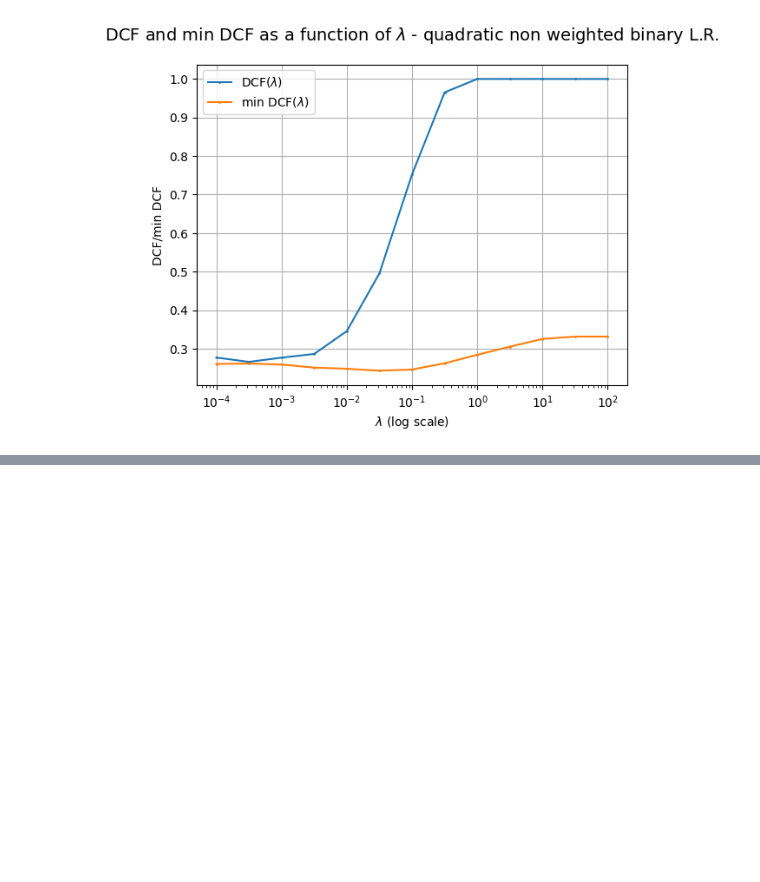
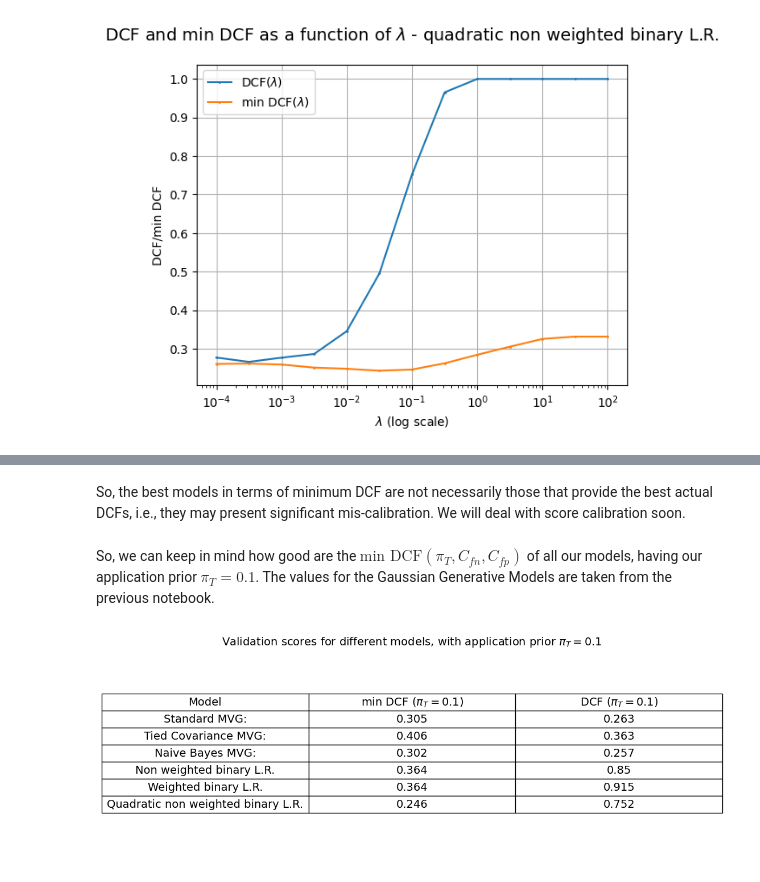
Before and after one commit to RiccardoRevalor/Fingerprint_Spoofing_Detection, a Jupyter notebook: 3_logReg_SVM.ipynb, the cells around one changed output, grey strips where cells are left out. Saved outputs shown, nothing was run; the diff lists cells and outputs as text; code cells hidden in the pictures; blank space fills up the shorter version.

Commit message:
feat: saved validation scores for ggm + lr models for application prior = 0.1

```diff
--- a/3_logReg_SVM.ipynb
+++ b/3_logReg_SVM.ipynb
@@ -461,0 +465,60 @@ plotDCFasFunctionOfLambda(lambdas, DCF_l_quadraticLR, minDCF_l_quadraticLR, file
+# %% [markdown]
+So, the best models in terms of minimum DCF are not necessarily those that
+provide the best actual DCFs, i.e., they may present significant mis-calibration. We will deal with score
+calibration soon.
+# %% [markdown]
+So, we can keep in mind how good are the $\text{min DCF}(\pi_T, C_{fn}, C_{fp})$ of all our models, having our application prior $\pi_T = 0.1$. The values for the Gaussian Generative Models are taken from the previous notebook.
+# %%
+#write min dcf in file
+with open('./models/minDCF_appPrior/logreg.txt', 'w') as f:
+    f.write(f"Application 1 (Effective Prior: {AppPriorTrue}), DCF non weighted binary L.R.: {DCF_l[AppPriorTrue]}, min DCF non weighted binary L.R.: {minDCF_l[AppPriorTrue]}, DCF weighted binary L.R.: {DCF_l_priorWeighted[AppPriorTrue]}, min DCF weighted binary L.R.: {minDCF_l_priorWeighted[AppPriorTrue]}, DCF quadratic non weighted binary L.R.: {DCF_l_quadraticLR[AppPriorTrue]}, min DCF quadratic non weighted binary L.R.: {minDCF_l_quadraticLR[AppPriorTrue]}\n")
+
+#load ggm minDCF
+with open('./models/minDCF_appPrior/ggm.txt', 'r') as f:
+    lines = f.readlines()
+    #in line 0
+    minDCF_MVG = float(lines[0].split(',')[1].split(':')[1].strip())
+    DCF_MVG = float(lines[0].split(',')[2].split(':')[1].strip())
+    minDCF_MVG_tied = float(lines[0].split(',')[3].split(':')[1].strip())
+    DCF_MVG_tied = float(lines[0].split(',')[4].split(':')[1].strip())
+    minDCF_MVG_naive = float(lines[0].split(',')[5].split(':')[1].strip())
+    DCF_MVG_naive = float(lines[0].split(',')[6].split(':')[1].strip())
+
+models_minDCF_01 = {
+    "Standard MVG:": minDCF_MVG,
+    "Tied Covariance MVG:": minDCF_MVG_tied,
+    "Naive Bayes MVG:": minDCF_MVG_naive,
+    'Non weighted binary L.R.': minDCF_l[AppPriorTrue], #AppPriorTrue = 0.1
+    'Weighted binary L.R.': minDCF_l_priorWeighted[AppPriorTrue],
+    'Quadratic non weighted binary L.R.': minDCF_l_quadraticLR[AppPriorTrue],
+}
+
+models_DCF_01 = {
+    "Standard MVG:": DCF_MVG,
+    "Tied Covariance MVG:": DCF_MVG_tied,
+    "Naive Bayes MVG:": DCF_MVG_naive,
+    'Non weighted binary L.R.': DCF_l[AppPriorTrue], #AppPriorTrue = 0.1
+    'Weighted binary L.R.': DCF_l_priorWeighted[AppPriorTrue],
+    'Quadratic non weighted binary L.R.': DCF_l_quadraticLR[AppPriorTrue],
+}
+
+#show this in a table
+fig, ax = plt.subplots()
+ax.axis('tight')
+ax.axis('off')
+table_data = []
+for model in models_minDCF_01.keys():
+    minDCF = models_minDCF_01[model]
+    DCF = models_DCF_01[model]
+    table_data.append([model, round(minDCF, 3), round(DCF, 3)])
+
+table = ax.table(cellText=table_data, colLabels=['Model', 'min DCF ($\pi_T = 0.1$)', 'DCF ($\pi_T = 0.1$)'], cellLoc='center', loc='center')
+
+table.auto_set_font_size(False)
+table.set_fontsize(14)
+table.scale(2.2, 1.8)
+plt.title("Validation scores for different models, with application prior $\pi_T = 0.1$", fontsize=14, pad=1)
+plt.savefig('./figures/validationScores_allModels_appPrior_0.1.png', dpi=300, bbox_inches='tight')
+plt.show()
+# %% [output]
+[figure, added]
```
Also changed, not shown: parts of 1 cell of this notebook, 5 other files.
